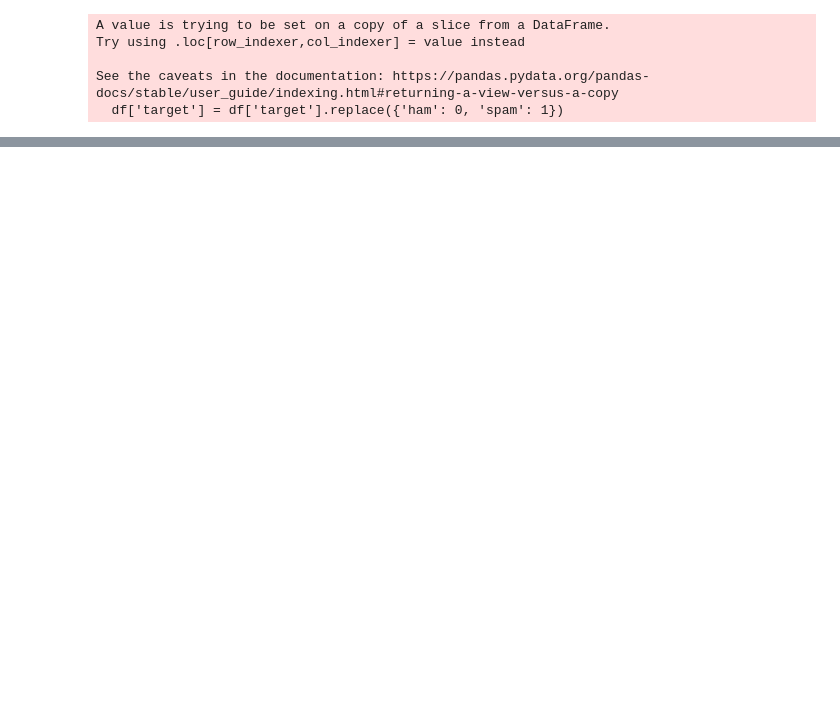
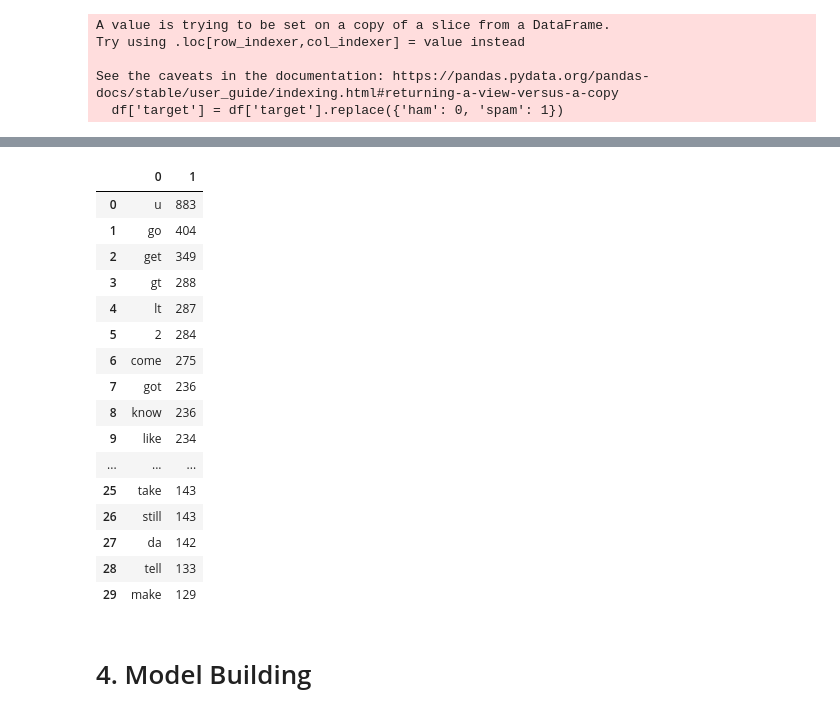
Before and after one commit to hariom-hub/email_classification, a Jupyter notebook: sms_classification.ipynb, the cells around one changed output, grey strips where cells are left out. Drawn from its saved outputs; the diff is of its cells as text; code cells hidden in the pictures; blank space fills up the shorter version.

```diff
--- a/sms_classification.ipynb
+++ b/sms_classification.ipynb
@@ -570,0 +630,5 @@ plt.imshow(spam_wc)
+# %%
+ham_corpus = []
+for msg in df[df['target']==0]['transformed_text'].tolist():  # extracting the spammed words and then making a list
+    for word in msg.split():
+        ham_corpus.append(word)
@@ -570,0 +660,22 @@ plt.imshow(spam_wc)
+# %%
+pd.DataFrame(Counter(ham_corpus).most_common(30))
+# %% [output]
+|  | 0 | 1 |
+| 0 | u | 883 |
+| 1 | go | 404 |
+| 2 | get | 349 |
+| 3 | gt | 288 |
+| 4 | lt | 287 |
+| 5 | 2 | 284 |
+| 6 | come | 275 |
+| 7 | got | 236 |
+| 8 | know | 236 |
+| 9 | like | 234 |
+| ... | ... | ... |
+| 25 | take | 143 |
+| 26 | still | 143 |
+| 27 | da | 142 |
+| 28 | tell | 133 |
+| 29 | make | 129 |
+# %% [markdown]
+# 4. Model Building
```
Also changed, not shown: parts of 16 cells of this notebook.
